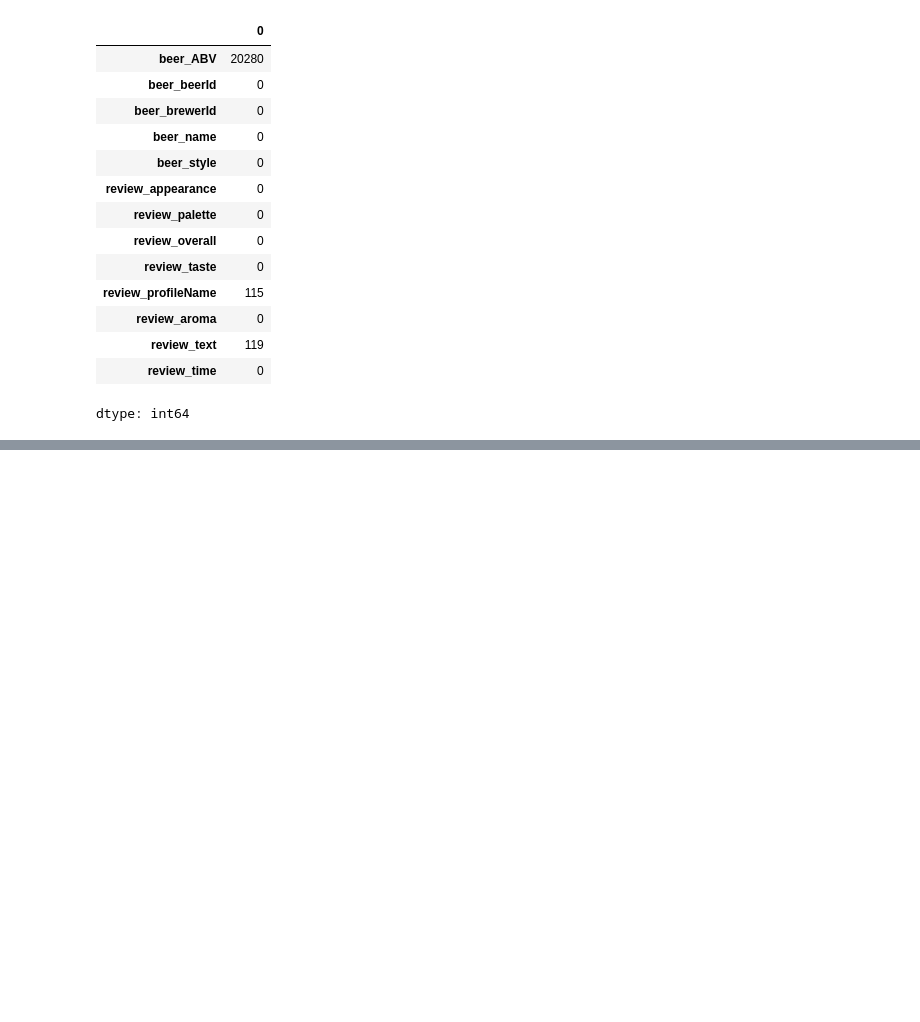
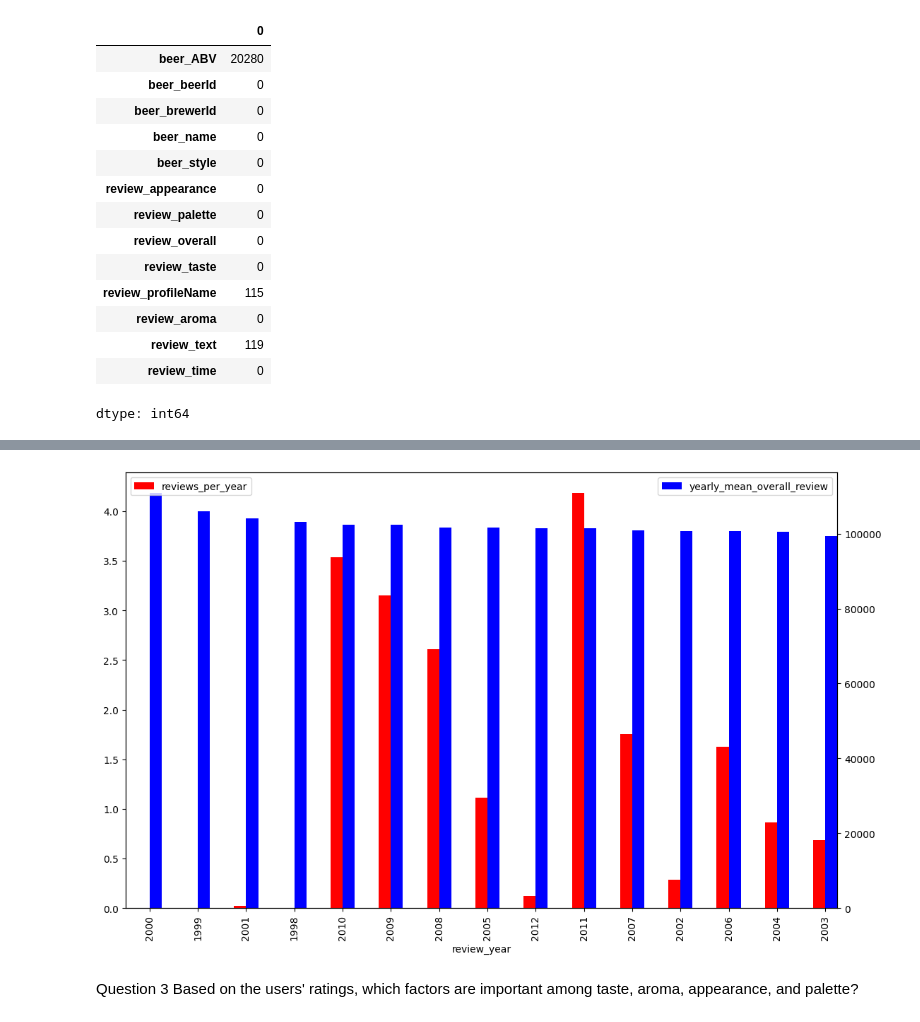
Before and after one commit to zhangshutao932/StrataScratch-Beer-Data-Analysis, a Jupyter notebook: Beer_Data_Analysis.ipynb, the cells around one changed output, grey strips where cells are left out. Cells and saved outputs as stored; diff of their text form; code cells hidden in the pictures; blank space fills up the shorter version.

```diff
--- a/Beer_Data_Analysis.ipynb
+++ b/Beer_Data_Analysis.ipynb
@@ -59,0 +85,8 @@ df_sorted = df_cleaned.sort_values(by="review_overall", ascending=False).drop_du
+# %%
+# extract year from the review timestamp
+df["review_year"] = pd.to_datetime(df["review_time"], unit="s").dt.year
+# %%
+# we want to find the reviews per year to know the sample size for each mean
+reviews_per_year = df.groupby(by="review_year").size().to_frame("reviews_per_year").reset_index()
+# print a sample
+reviews_per_year.sample(n=5, random_state=42)
@@ -59,0 +100,8 @@ df_sorted = df_cleaned.sort_values(by="review_overall", ascending=False).drop_du
+# %%
+df_q2 = df.groupby(by="review_year")["review_overall"].mean().reset_index().sort_values(by="review_overall",
+                                                                                        ascending=False)
+# again, renaming the column for readability
+df_q2 = df_q2.rename(columns={
+    "review_overall": "yearly_mean_overall_review"
+})
+df_q2.sample(n=5, random_state=42)
@@ -59,0 +115,4 @@ df_sorted = df_cleaned.sort_values(by="review_overall", ascending=False).drop_du
+# %%
+# merging the two previous DataFrames
+df_q2_merged = df_q2.merge(right=reviews_per_year, how="inner", on="review_year")
+df_q2_merged.sample(n=5, random_state=42)
@@ -59,0 +126,13 @@ df_sorted = df_cleaned.sort_values(by="review_overall", ascending=False).drop_du
+# %%
+# 2010 is the year with the highest rating since it has the highest rating while having large sample size
+figure = plt.figure(figsize=(13, 8))
+ax1 = figure.add_subplot(111)
+ax2 = ax1.twinx()
+df_q2_merged.plot(x="review_year", y="yearly_mean_overall_review", kind="bar", color="blue", ax=ax1, width=0.25, position=0)
+df_q2_merged.plot(x="review_year", y="reviews_per_year", kind="bar", color="red", ax=ax2, width=0.25, position=1)
+plt.legend(loc="upper left")
+plt.show()
+# %% [output]
+[figure, added]
+# %% [markdown]
+Question 3 Based on the users' ratings, which factors are important among taste, aroma, appearance, and palette?
```
Also changed, not shown: parts of 26 cells of this notebook.
